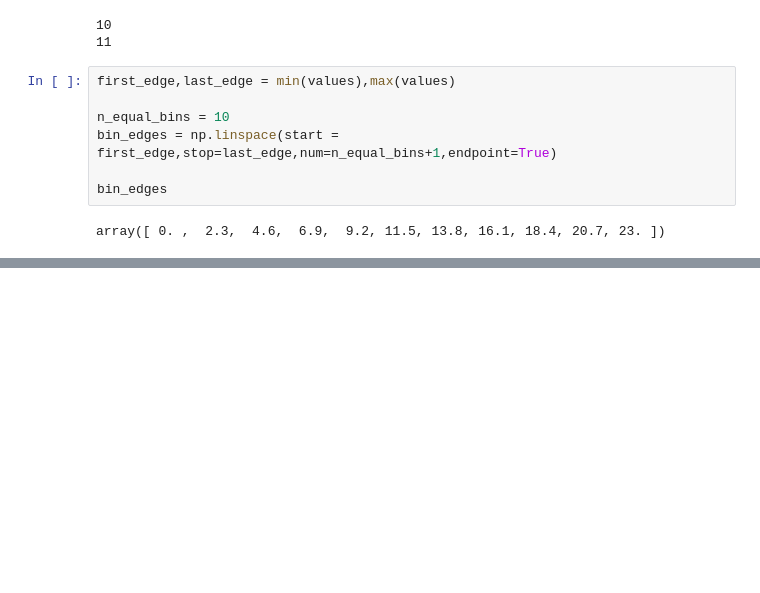
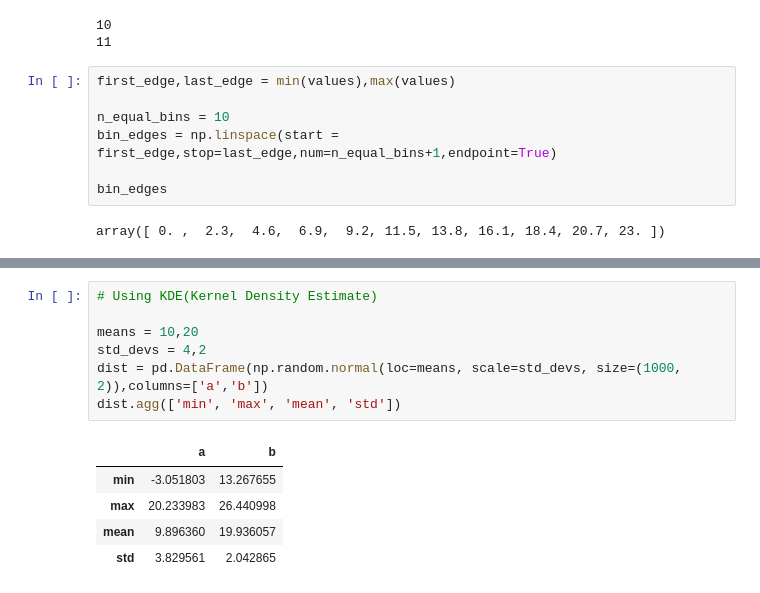
Before and after one commit to AnupJoseph/adv-python, a Jupyter notebook: Histogram_Plotting_+_Seaborn.ipynb, the cells around one changed output, grey strips where cells are left out. Drawn from its saved outputs; the diff is of its cells as text; blank space fills up the shorter version.

```diff
--- a/Histogram_Plotting_+_Seaborn.ipynb
+++ b/Histogram_Plotting_+_Seaborn.ipynb
@@ -82,0 +123,13 @@ array([ 0. ,  2.3,  4.6,  6.9,  9.2, 11.5, 13.8, 16.1, 18.4, 20.7, 23. ])
+# %%
+# Using KDE(Kernel Density Estimate)
+
+means = 10,20
+std_devs = 4,2
+dist = pd.DataFrame(np.random.normal(loc=means, scale=std_devs, size=(1000, 2)),columns=['a','b'])
+dist.agg(['min', 'max', 'mean', 'std'])
+# %% [output]
+|  | a | b |
+| min | -3.051803 | 13.267655 |
+| max | 20.233983 | 26.440998 |
+| mean | 9.896360 | 19.936057 |
+| std | 3.829561 | 2.042865 |
```
Also changed, not shown: parts of 6 cells of this notebook.
